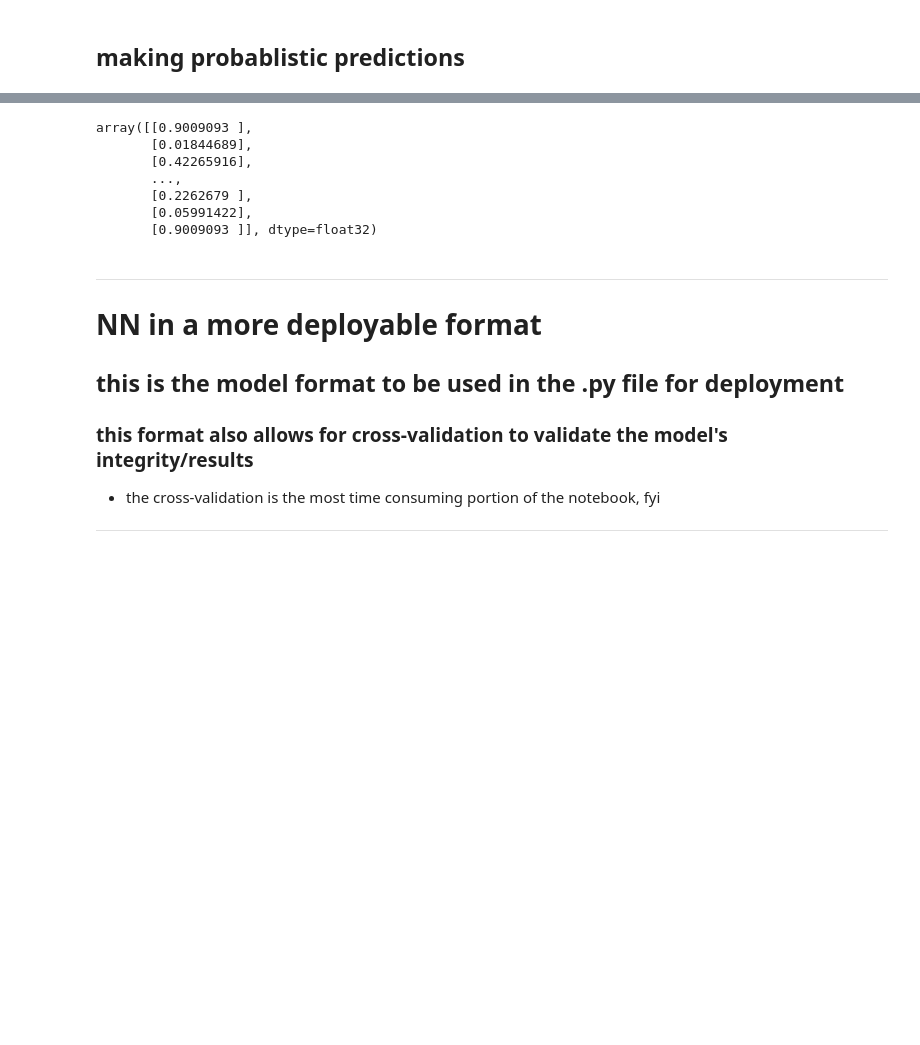
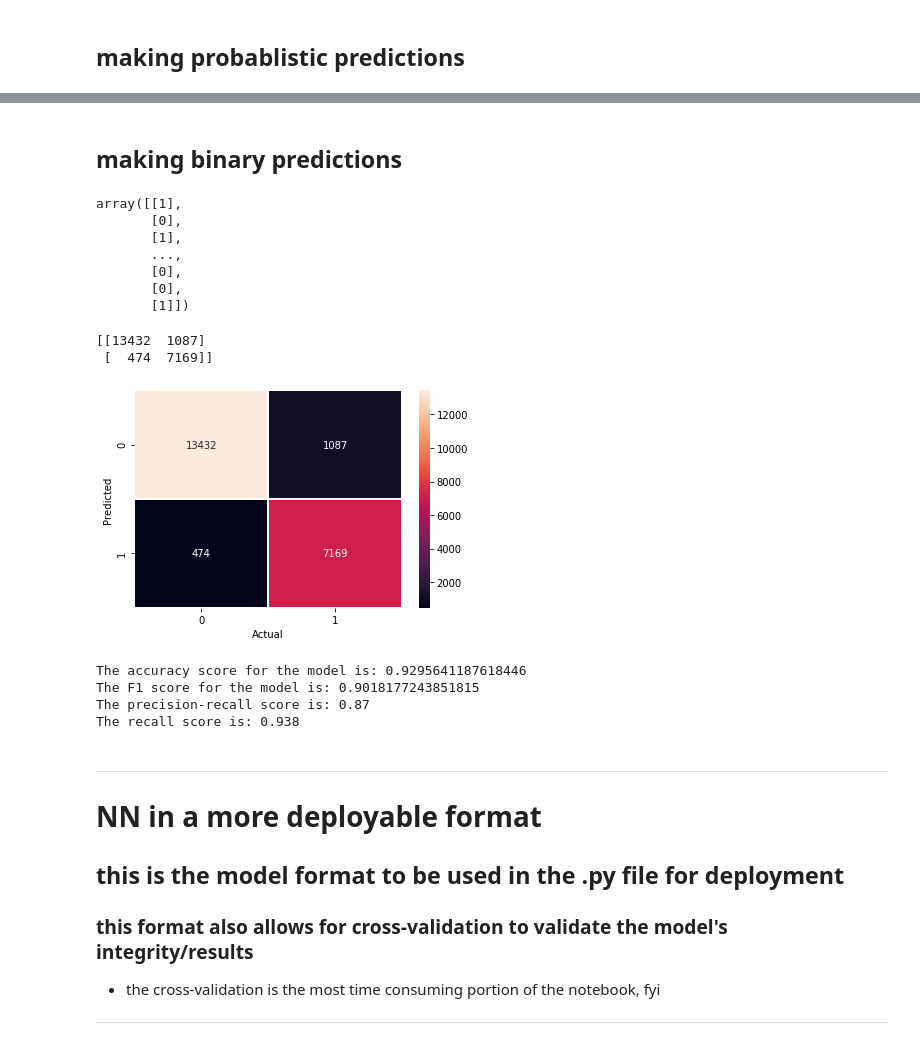
Before and after one commit to jwaldroop/phishing-url-project, a Jupyter notebook: NN_final_model.ipynb, the cells around one changed output, grey strips where cells are left out. Cells and saved outputs as stored; diff of their text form; code cells hidden in the pictures; blank space fills up the shorter version.

```diff
--- a/NN_final_model.ipynb
+++ b/NN_final_model.ipynb
@@ -264,14 +265,45 @@ Maximum validation binary accuracy: 0.9218891263008118
+# %% [markdown]
+## making binary predictions
 # %%
-preds1 = nn_mod_1.predict(val_X) # this is tf.keras function & could be called on the entire dataset but it's not fair to ask the model to predict on data already seen
+preds1 = (nn_mod_1.predict(val_X) > 0.5).astype('int32') # this is tf.keras function & could be called on the entire dataset but it's not fair to ask the model to predict on data already seen
 preds1
 # %% [output]
-array([[0.9009093 ],
-       [0.01844689],
-       [0.42265916],
+array([[1],
+       [0],
+       [1],
        ...,
-       [0.2262679 ],
-       [0.05991422],
-       [0.9009093 ]], dtype=float32)
+       [0],
+       [0],
+       [1]])
+# %%
+#confusion matrix of the predictions & the actual values
+cm1 = confusion_matrix(val_y, preds1)
+print(cm1)
+# %% [output]
+[[13432  1087]
+ [  474  7169]]
+# %%
+sns.heatmap(cm1, annot=True, fmt='d', linewidths=0.5, xticklabels=True, yticklabels=True)
+plt.xlabel('Actual')
+plt.ylabel('Predicted')
+plt.show()
+# %% [output]
+[figure, added]
+# %%
+acc1 = accuracy_score(val_y, preds1)
+f1s1 = f1_score(val_y, preds1)
+precis1 = precision_score(val_y, preds1, average='binary')
+rec1 = recall_score(val_y, preds1, average='binary')
+
+print('The accuracy score for the model is:', acc1)
+print('The F1 score for the model is:', f1s1)
+print('The precision-recall score is: {0:0.2f}'.format(precis1))
+print('The recall score is: %.3f' % rec1)
+# %% [output]
+The accuracy score for the model is: 0.9295641187618446
+The F1 score for the model is: 0.9018177243851815
+The precision-recall score is: 0.87
+The recall score is: 0.938
 # %% [markdown]
 ---
 # NN in a more deployable format
```
Also changed, not shown: parts of 27 cells of this notebook.
